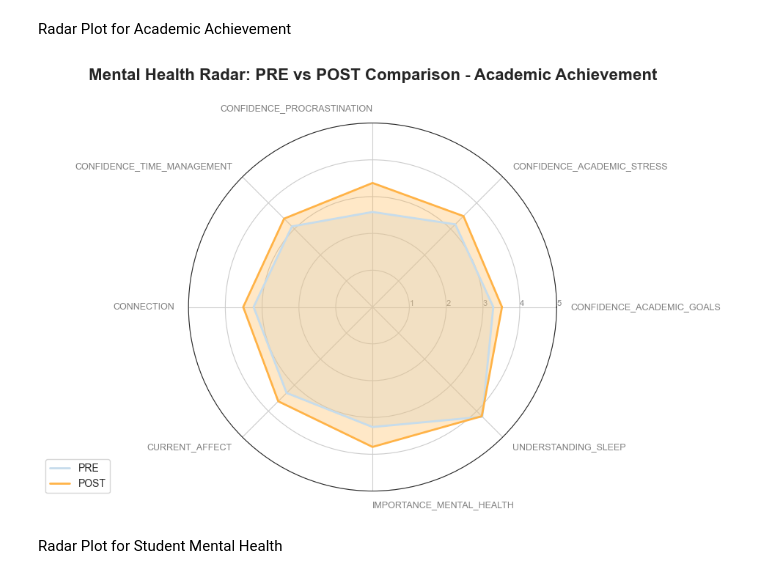
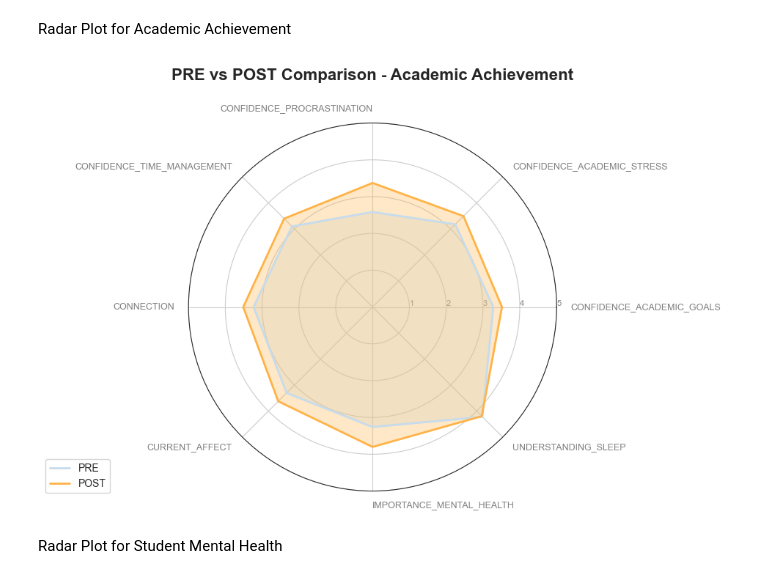
Before and after one commit to lorenald/survey-impact-analysis, a Jupyter notebook: DATA_PREPARATION.ipynb, the cells around one changed output. Drawn from its saved outputs; the diff is of its cells as text; code cells hidden in the pictures.

```diff
--- a/DATA_PREPARATION.ipynb
+++ b/DATA_PREPARATION.ipynb
@@ -261,35 +261,35 @@ N = len(categories)
 # Angles for each axis (divide the circle into N parts)
 angles = [n / float(N) * 2 * np.pi for n in range(N)]
 angles += angles[:1] # Close the circle
 plt.figure(figsize=(10, 10))
 ax = plt.subplot(111, polar=True)
 # Plotting PRE Phase
 values_pre = radar_df['PRE'].tolist()
 values_pre += values_pre[:1] # Close the shape
 ax.plot(angles, values_pre, linewidth=2, linestyle='solid', label='PRE', color="#c6dcec")
 ax.fill(angles, values_pre, color="#c6dcec", alpha=0.3)
 # Plotting POST Phase
 values_post = radar_df['POST'].tolist()
 values_post += values_post[:1] # Close the shape
 ax.plot(angles, values_post, linewidth=2, linestyle='solid', label='POST', color="#ffb347")
 ax.fill(angles, values_post, color="#ffb347", alpha=0.3)
 # Styling the Chart
 plt.xticks(angles[:-1], categories, color='grey', size=9)
 ax.set_rlabel_position(0)
 plt.yticks([1, 2, 3, 4, 5], ["1", "2", "3", "4", "5"], color="grey", size=8)
 plt.ylim(0, 5)
-plt.title('Mental Health Radar: PRE vs POST Comparison - Academic Achievement', size=16, y=1.1, fontweight='bold')
+plt.title('PRE vs POST Comparison - Academic Achievement', size=16, y=1.1, fontweight='bold')
 plt.legend(loc='upper right', bbox_to_anchor=(-0.2, 0.1))
 # Adjust label alignment to prevent overlap
 for label, angle in zip(ax.get_xticklabels(), angles):
     if 0 <= angle < np.pi/2 or 3*np.pi/2 <= angle < 2*np.pi:
         label.set_horizontalalignment('left')
     else:
         label.set_horizontalalignment('right')
 plt.tight_layout()
 plt.show()
 # %% [output]
-[figure, old version]
+[figure, new version]
 # %% [markdown]
 Radar Plot for Student Mental Health
 # %%
```
Also changed, not shown: parts of 7 cells of this notebook, 8 other files.
